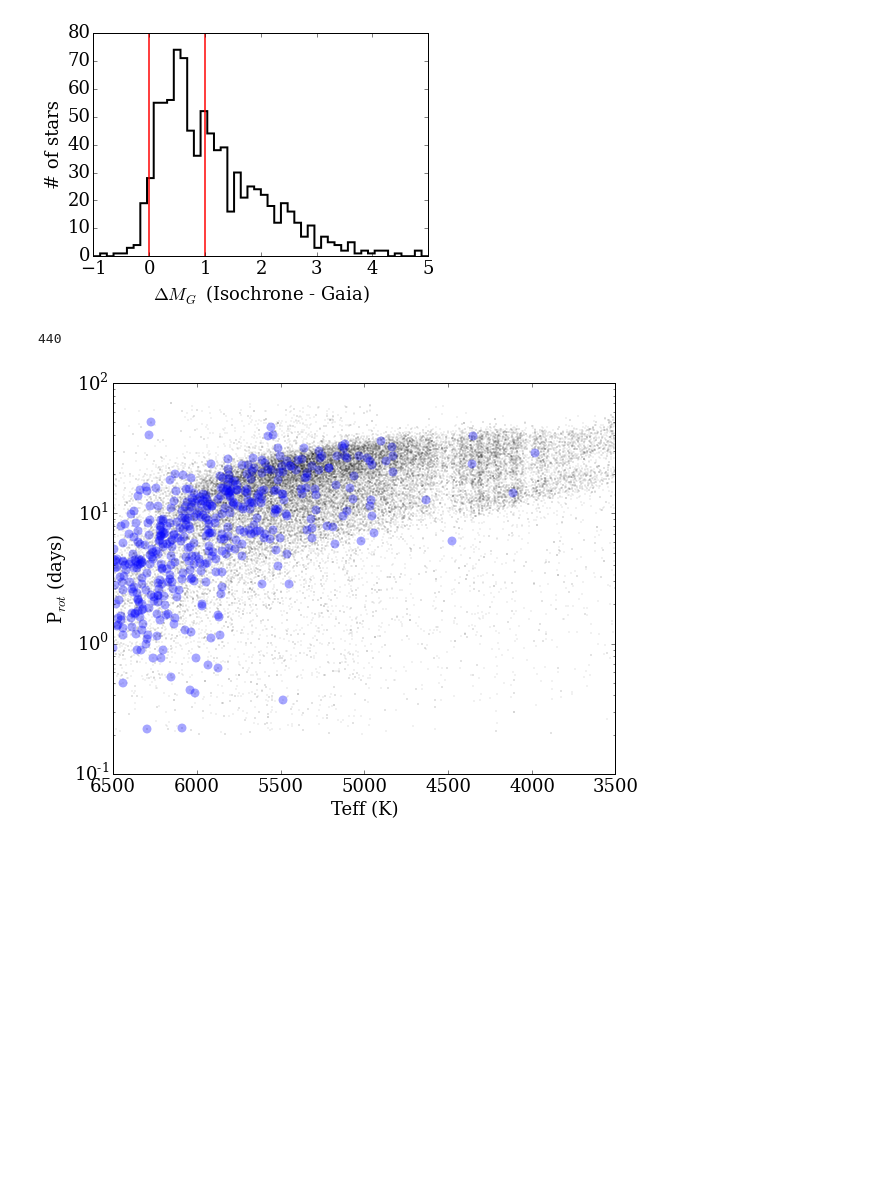
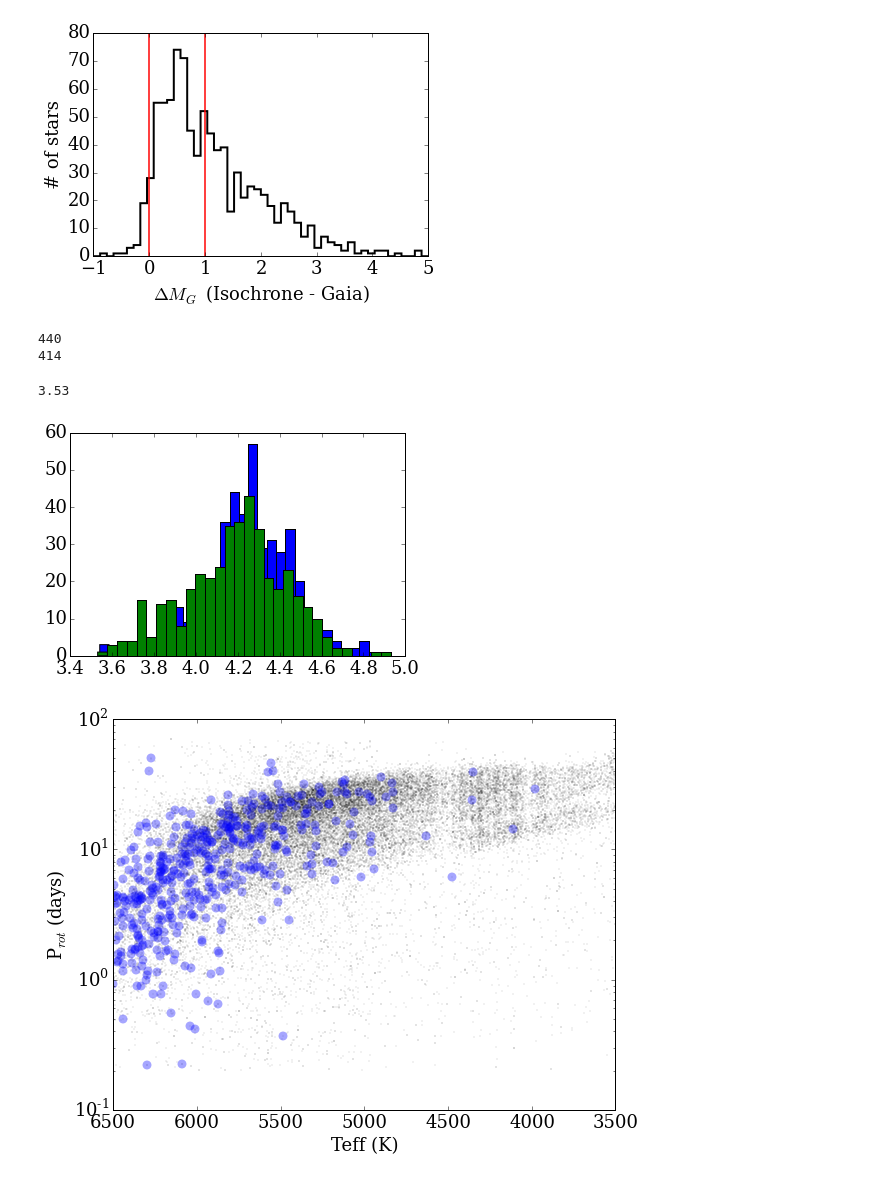
Before and after one commit to jradavenport/gaia_rot, a Jupyter notebook: explore.ipynb, the cells around one changed output. Drawn from its saved outputs; the diff is of its cells as text; code cells hidden in the pictures; blank space fills up the shorter version.

```diff
--- a/explore.ipynb
+++ b/explore.ipynb
@@ -252,8 +252,19 @@ msok = np.where((delta_mag >= delta_lim[0]) &
                 (delta_mag <= delta_lim[1]))
 
 print(len(msok[0]))
+
+msbad = np.where((delta_mag > delta_lim[1]))
+print(len(msbad[0]))
 # %% [output]
 440
+414
+# %%
+_ = plt.hist(gaia[u'log(g)'].values[ok][msok], bins=30)
+_ = plt.hist(gaia[u'log(g)'].values[ok][msbad], bins=30)
+print(min(gaia[u'log(g)'].values[ok]))
+# %% [output]
+3.53
+[figure, added]
 # %%
 plt.figure(figsize=(9,7))
 cm = plt.cm.get_cmap('Spectral')
```
Also changed, not shown: parts of 1 cell of this notebook, 2 other files.
